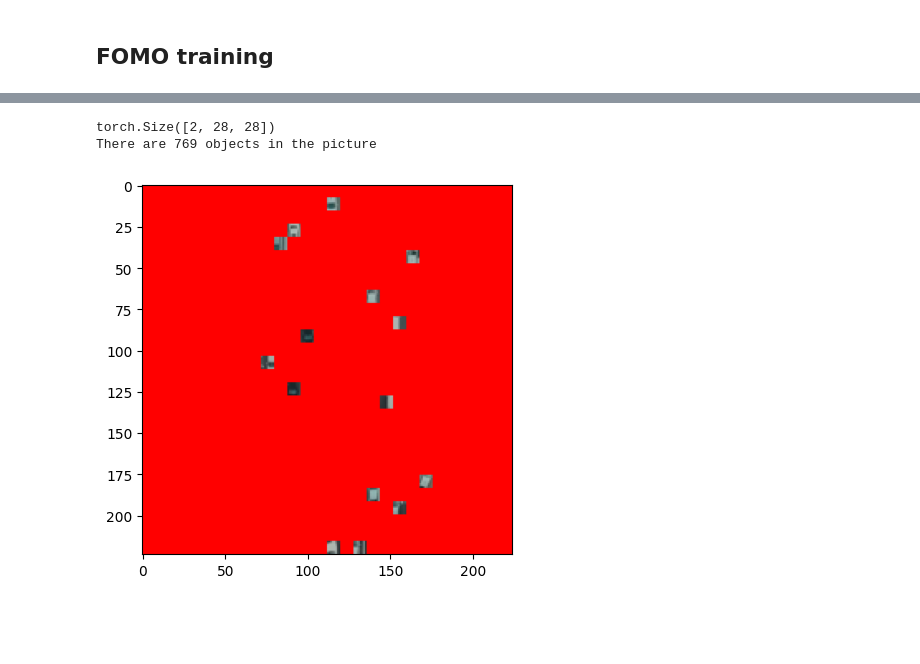
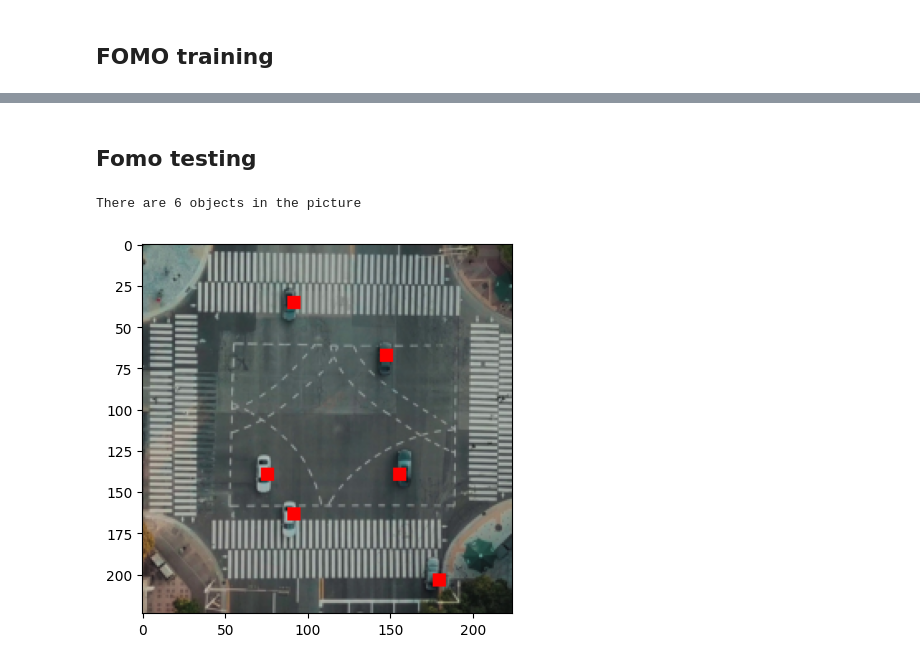
Before and after one commit to krzy3chu/FOMO, a Jupyter notebook: fomo.ipynb, the cells around one changed output, grey strips where cells are left out. Saved outputs shown, nothing was run; the diff lists cells and outputs as text; code cells hidden in the pictures; blank space fills up the shorter version.

Commit message:
Add fomo_test() function to display mask predictions done by FOMO

```diff
--- a/fomo.ipynb
+++ b/fomo.ipynb
@@ -249,2 +260,18 @@ LOCAL_RANK: 0 - CUDA_VISIBLE_DEVICES: [0]
+# %% [markdown]
+## Fomo testing
+# %%
+def display_mask(mask: torch.Tensor, image: torch.Tensor, threshold: float):
+    image = image.permute(1, 2, 0).numpy().astype(int)
+    mask = mask.numpy()
+    mask_res = cv2.resize(
+        mask,
+        dsize=(IMAGE_RESOLUTION, IMAGE_RESOLUTION),
+        interpolation=cv2.INTER_NEAREST,
+    )
+
+    image[mask_res >= threshold] = [255, 0, 0]
+    plt.imshow(image)
+    cnt = np.count_nonzero(mask >= threshold)
+    print("There are", str(cnt), "objects in the picture")
 # %%
 vehicle_data_module.setup(stage=None)
@@ -253,22 +278,12 @@ data = next(iter(train_loader))
-# %%
-data_idx = 3
-image = data[0][data_idx]
-mask = data[1][data_idx]
-
-print(mask.shape)
-
-mask = mask[0]
-
-image = image.permute(1, 2, 0).numpy().astype(int)
-mask = mask.numpy()
-
-mask_res = cv2.resize(mask, dsize=(IMAGE_RESOLUTION, IMAGE_RESOLUTION), interpolation=cv2.INTER_NEAREST)
-image[mask_res == 1] = [255, 0, 0]
-plt.imshow(image)
-
-cnt = np.count_nonzero(mask == 1)
-print("There are", str(cnt), "objects in the picture")
-# %% [output]
-torch.Size([2, 28, 28])
-There are 769 objects in the picture
-[figure, removed]
+# %%
+def inspect_training_data(data_index, mask_index):
+    train_loader = vehicle_data_module.train_dataloader()
+    data = next(iter(train_loader))
+    image = data[0][data_index]
+    mask = data[1][data_index]
+    display_mask(mask = mask[mask_index], image = image, threshold = 1)
+# %%
+inspect_training_data(data_index=5, mask_index=1)
+# %% [output]
+There are 6 objects in the picture
+[figure, added]
```
Also changed, not shown: parts of 12 cells of this notebook, 1 other file.
